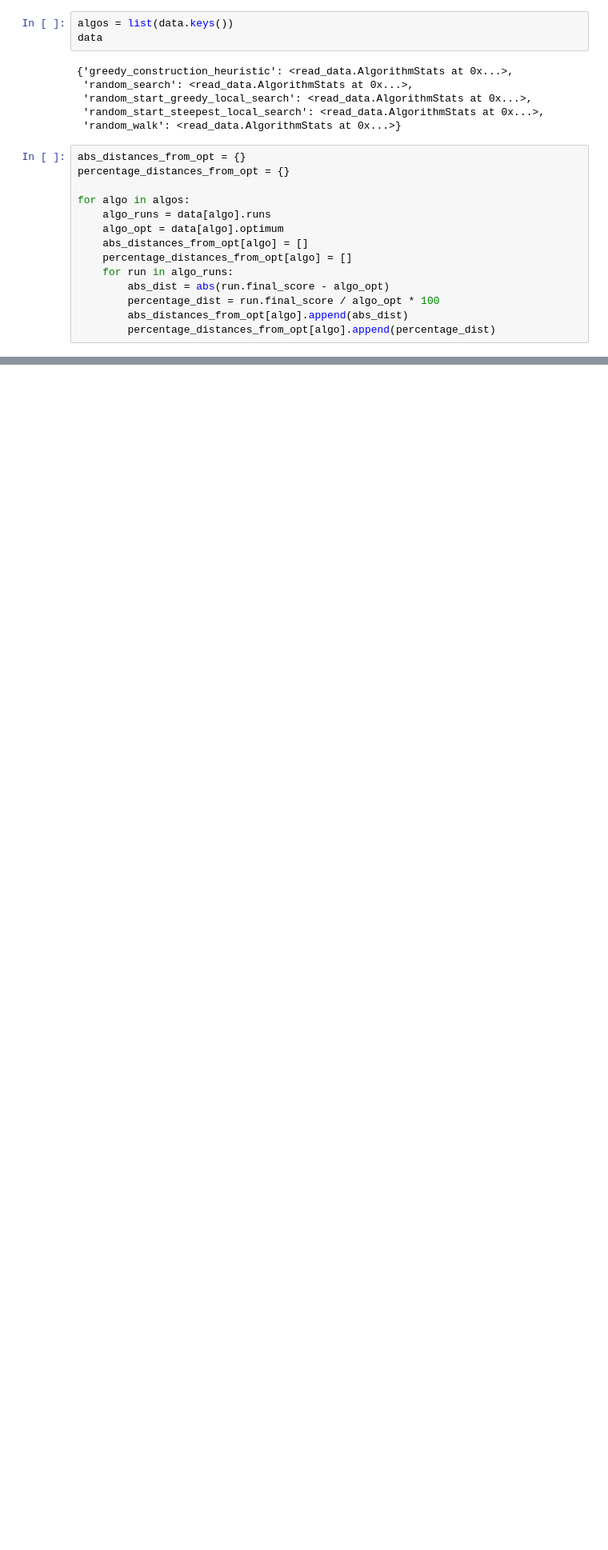
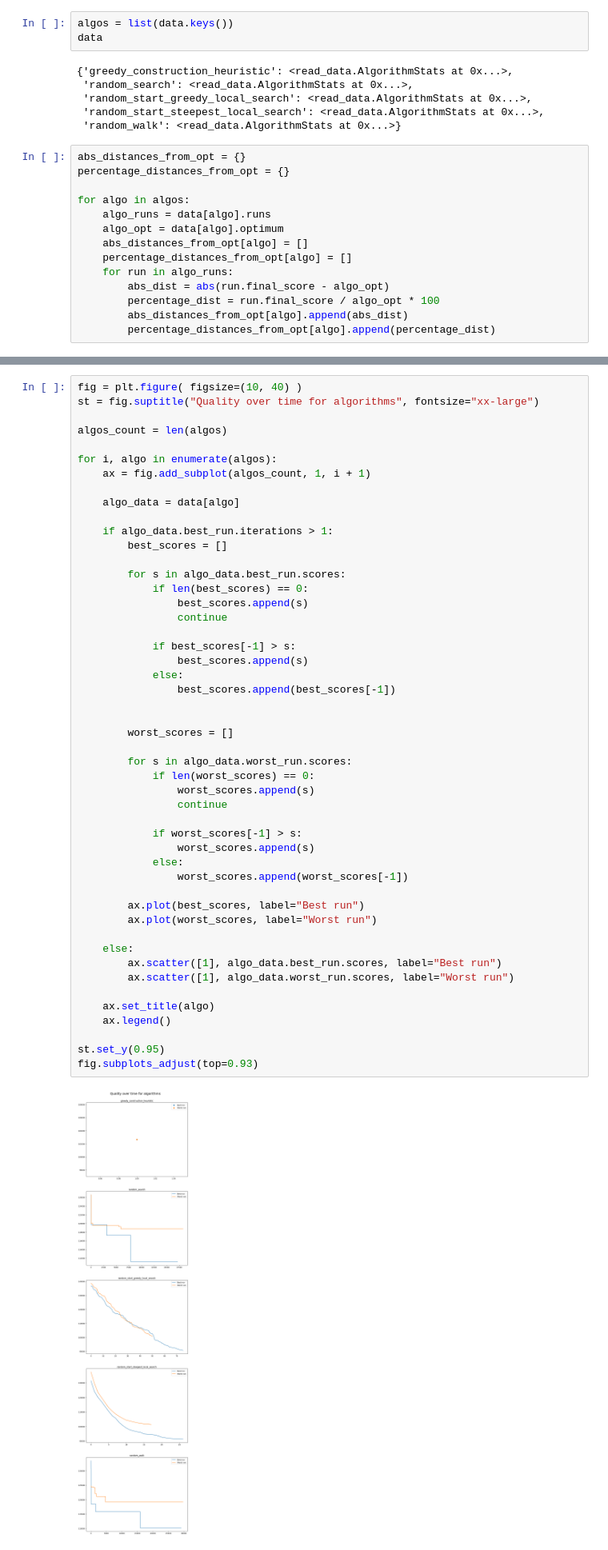
Before and after one commit to 2002jan/put-biam-2025, a Jupyter notebook: visualization/testing2.ipynb, the cells around one changed output, grey strips where cells are left out. Shown at 80% size. Cells and saved outputs as stored; diff of their text form; blank space fills up the shorter version.

```diff
--- a/visualization/testing2.ipynb
+++ b/visualization/testing2.ipynb
@@ -171,0 +176,51 @@ Steepest worst score: 101640
+# %%
+fig = plt.figure( figsize=(10, 40) )
+st = fig.suptitle("Quality over time for algorithms", fontsize="xx-large")
+
+algos_count = len(algos)
+
+for i, algo in enumerate(algos):
+    ax = fig.add_subplot(algos_count, 1, i + 1)
+
+    algo_data = data[algo]
+
+    if algo_data.best_run.iterations > 1:
+        best_scores = []
+
+        for s in algo_data.best_run.scores:
+            if len(best_scores) == 0:
+                best_scores.append(s)
+                continue
+
+            if best_scores[-1] > s:
+                best_scores.append(s)
+            else:
+                best_scores.append(best_scores[-1])
+
+
+        worst_scores = []
+
+        for s in algo_data.worst_run.scores:
+            if len(worst_scores) == 0:
+                worst_scores.append(s)
+                continue
+
+            if worst_scores[-1] > s:
+                worst_scores.append(s)
+            else:
+                worst_scores.append(worst_scores[-1])
+
+        ax.plot(best_scores, label="Best run")
+        ax.plot(worst_scores, label="Worst run")
+
+    else:
+        ax.scatter([1], algo_data.best_run.scores, label="Best run")
+        ax.scatter([1], algo_data.worst_run.scores, label="Worst run")
+
+    ax.set_title(algo)
+    ax.legend()
+
+st.set_y(0.95)
+fig.subplots_adjust(top=0.93)
+# %% [output]
+[figure, added]
```
Also changed, not shown: parts of 7 cells of this notebook.
